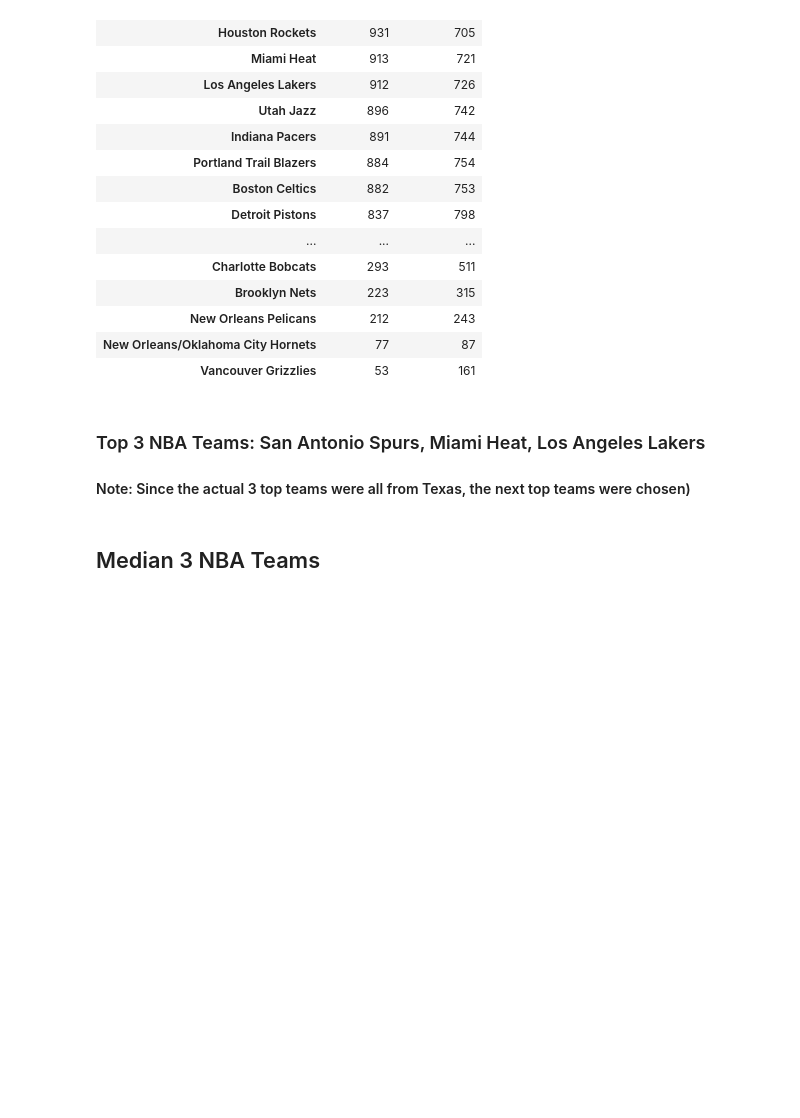
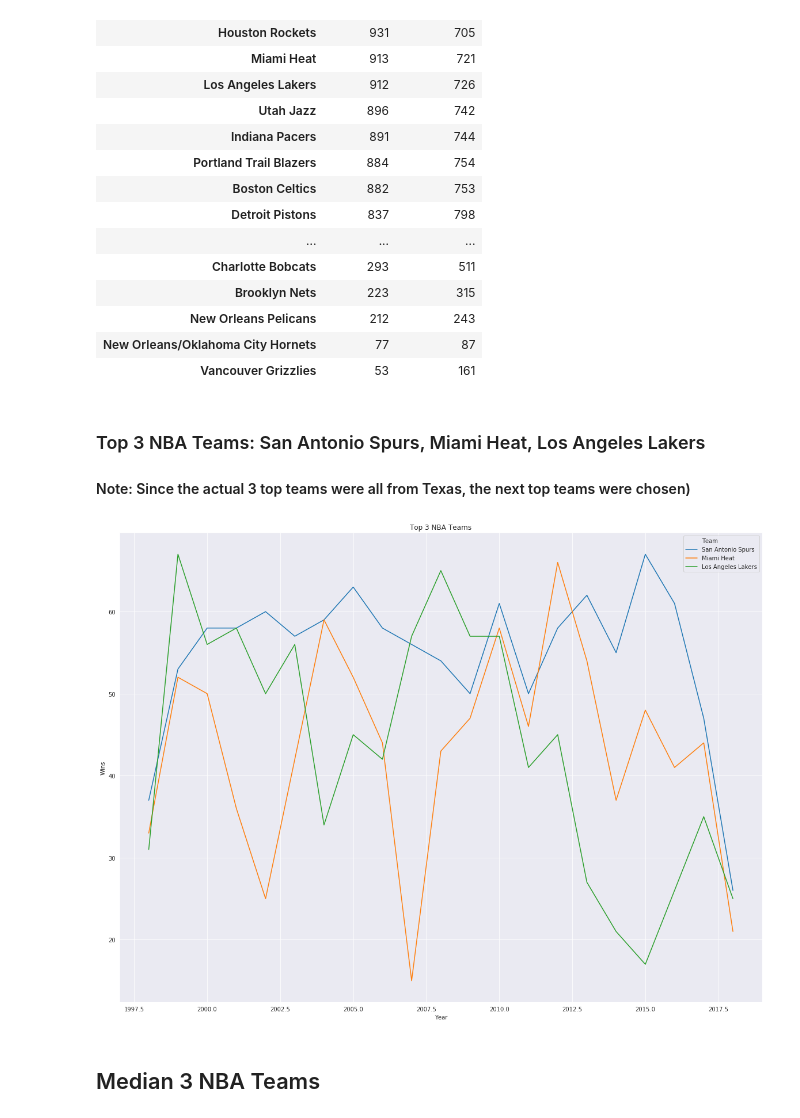
Before and after one commit to Git-hSin/TeamPerformanceCommImpact, a Jupyter notebook: tim_sports/tim_sports.ipynb, the cells around one changed output. Cells and saved outputs as stored; diff of their text form; code cells hidden in the pictures; blank space fills up the shorter version.

```diff
--- a/tim_sports/tim_sports.ipynb
+++ b/tim_sports/tim_sports.ipynb
@@ -361,3 +405,26 @@ nba_team_totals_df.sort_values(by="total_wins",ascending=False).set_index("team"
+# %%
+#Top 3 VIsualization:
+nba_teams_df = pd.DataFrame({
+    "Year" : nba_df["year"],
+    "Team" : nba_df["Team"],
+    "Wins" : nba_df["wins"],
+})
+#Create DF for each of the top 3 teams
+san_df = nba_teams_df[nba_teams_df.Team == "San Antonio Spurs"]
+miah_df = nba_teams_df[nba_teams_df.Team == "Miami Heat"]
+lak_df = nba_teams_df[nba_teams_df.Team == "Los Angeles Lakers"]
+#Append the DF's
+nba_top_append = san_df.append(miah_df)
+top_3_nba_teams = nba_top_append.append(lak_df, ignore_index=False)
+# %%
+#Plot
+top_3_nba_teams_plot = sns.lineplot(data= top_3_nba_teams, x = top_3_nba_teams["Year"],\
+                                  y = top_3_nba_teams["Wins"], \
+                                  hue = top_3_nba_teams["Team"])
+plt.title("Top 3 NBA Teams")
+plt.show()
+# %% [output]
+[figure, added]
 # %% [markdown]
 ##  Median 3 NBA Teams
 # %%
```
Also changed, not shown: parts of 17 cells of this notebook.
